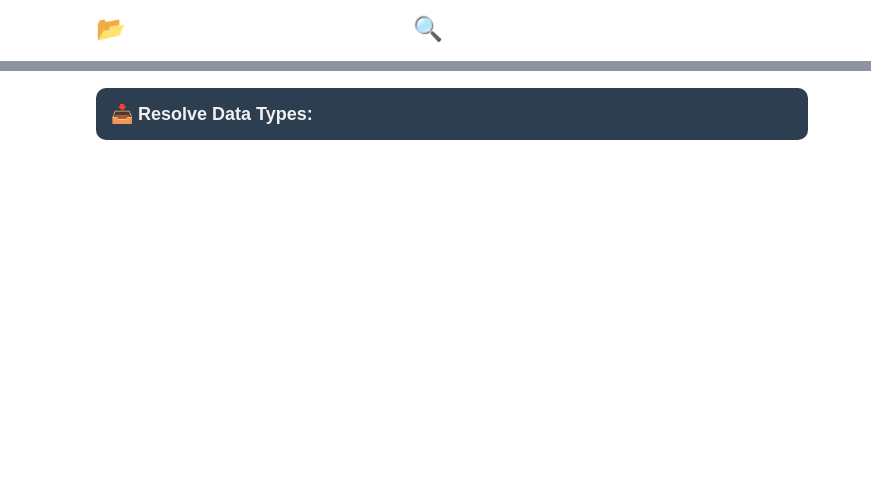
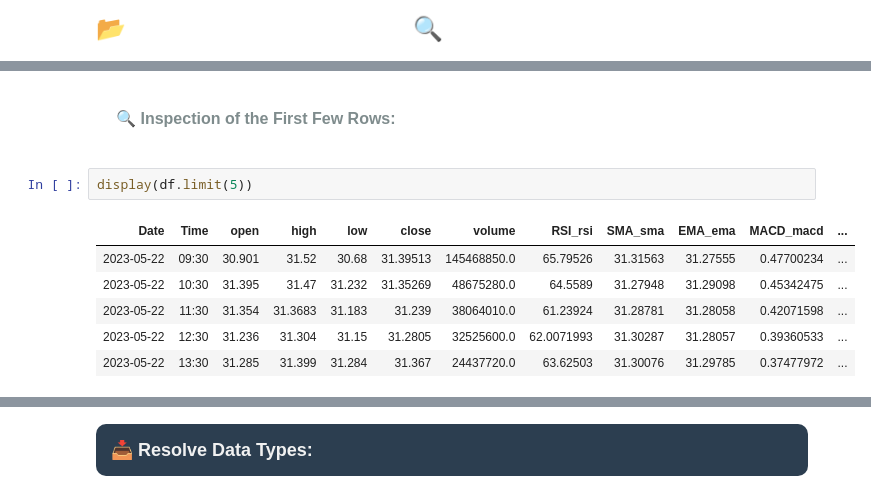
Before and after one commit to TiagoPedrotkd/BDA_SMV, a Jupyter notebook: notebooks/EDA.ipynb, the cells around one changed output, grey strips where cells are left out. Saved outputs shown, nothing was run; the diff lists cells and outputs as text; blank space fills up the shorter version.

```diff
--- a/notebooks/EDA.ipynb
+++ b/notebooks/EDA.ipynb
@@ -404,0 +197,13 @@ df['PS_Ratio_NVDA'].fillna(0, inplace=True)
+# %% [markdown]
+<p style="font-size: 16px; color: #7f8c8d; padding: 20px; border-radius: 10px;">
+    🔍 <strong>Inspection of the First Few Rows:</strong>
+</p>
+# %%
+display(df.limit(5))
+# %% [output]
+| Date | Time | open | high | low | close | volume | RSI_rsi | SMA_sma | EMA_ema | MACD_macd | ... |
+| 2023-05-22 | 09:30 | 30.901 | 31.52 | 30.68 | 31.39513 | 145468850.0 | 65.79526 | 31.31563 | 31.27555 | 0.47700234 | ... |
+| 2023-05-22 | 10:30 | 31.395 | 31.47 | 31.232 | 31.35269 | 48675280.0 | 64.5589 | 31.27948 | 31.29098 | 0.45342475 | ... |
+| 2023-05-22 | 11:30 | 31.354 | 31.3683 | 31.183 | 31.239 | 38064010.0 | 61.23924 | 31.28781 | 31.28058 | 0.42071598 | ... |
+| 2023-05-22 | 12:30 | 31.236 | 31.304 | 31.15 | 31.2805 | 32525600.0 | 62.0071993 | 31.30287 | 31.28057 | 0.39360533 | ... |
+| 2023-05-22 | 13:30 | 31.285 | 31.399 | 31.284 | 31.367 | 24437720.0 | 63.62503 | 31.30076 | 31.29785 | 0.37477972 | ... |
```
Also changed, not shown: parts of 65 cells of this notebook, 16 other files.
